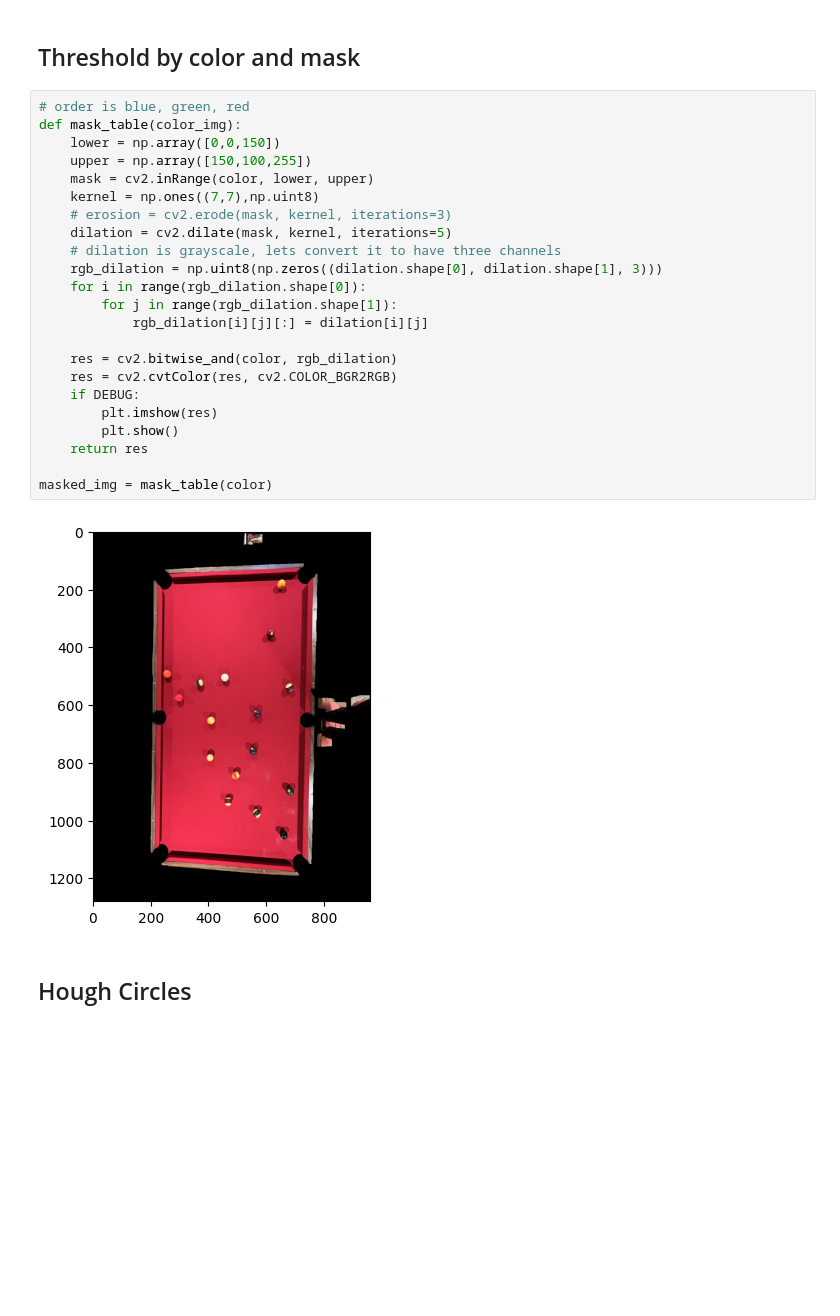
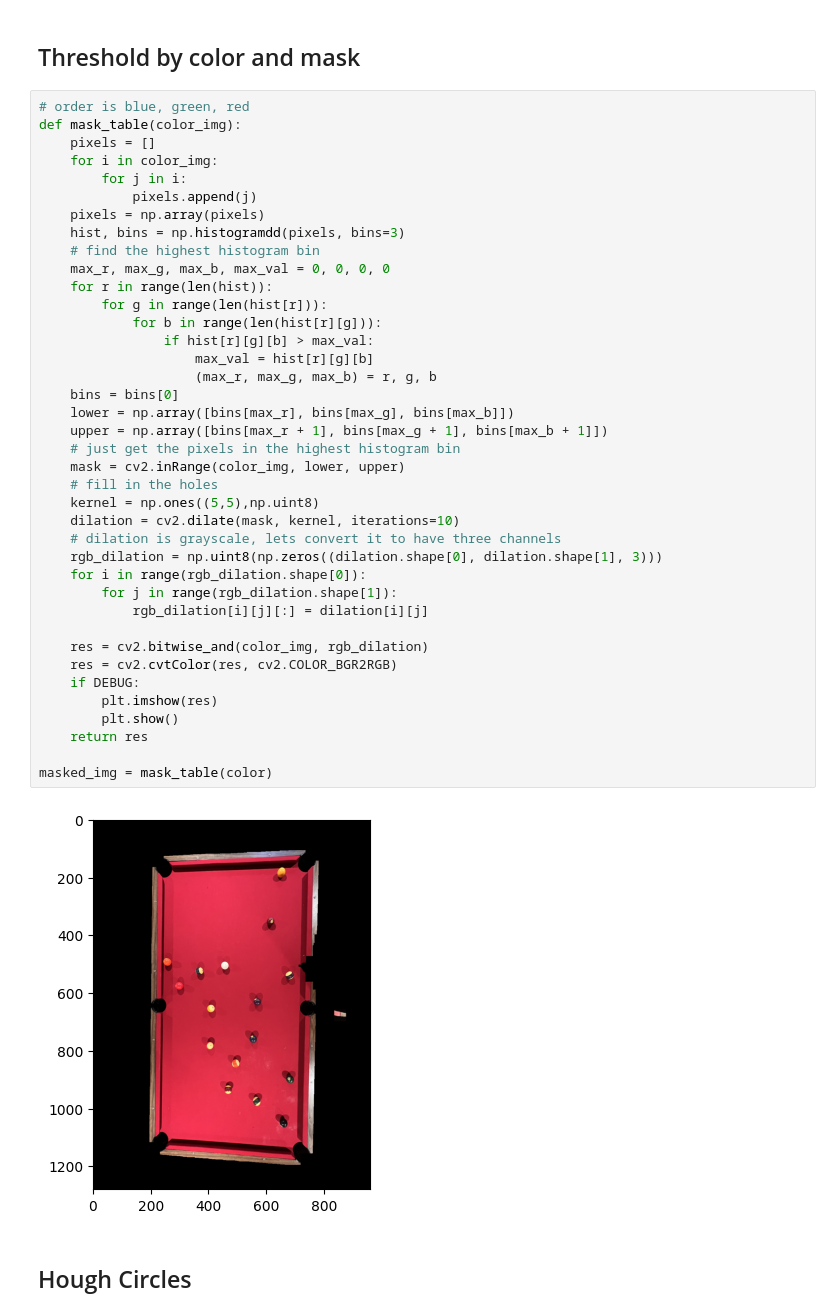
Before and after one commit to bennibbelink/cs766-final-project, a Jupyter notebook: ball_detect.ipynb, the cells around one changed output. Cells and saved outputs as stored; diff of their text form; blank space fills up the shorter version.

Commit message:
changed thresholding to histogram based method

```diff
--- a/ball_detect.ipynb
+++ b/ball_detect.ipynb
@@ -23,28 +23,44 @@ if DEBUG:
 # %%
 # order is blue, green, red
 def mask_table(color_img):
-    lower = np.array([0,0,150])
-    upper = np.array([150,100,255])
-    mask = cv2.inRange(color, lower, upper)
-    kernel = np.ones((7,7),np.uint8)
-    # erosion = cv2.erode(mask, kernel, iterations=3)
-    dilation = cv2.dilate(mask, kernel, iterations=5)
+    pixels = []
+    for i in color_img:
+        for j in i:
+            pixels.append(j)
+    pixels = np.array(pixels)
+    hist, bins = np.histogramdd(pixels, bins=3)
+    # find the highest histogram bin
+    max_r, max_g, max_b, max_val = 0, 0, 0, 0
+    for r in range(len(hist)):
+        for g in range(len(hist[r])):
+            for b in range(len(hist[r][g])):
+                if hist[r][g][b] > max_val:
+                    max_val = hist[r][g][b]
+                    (max_r, max_g, max_b) = r, g, b
+    bins = bins[0]
+    lower = np.array([bins[max_r], bins[max_g], bins[max_b]])
+    upper = np.array([bins[max_r + 1], bins[max_g + 1], bins[max_b + 1]])
+    # just get the pixels in the highest histogram bin
+    mask = cv2.inRange(color_img, lower, upper)
+    # fill in the holes
+    kernel = np.ones((5,5),np.uint8)
+    dilation = cv2.dilate(mask, kernel, iterations=10)
     # dilation is grayscale, lets convert it to have three channels
     rgb_dilation = np.uint8(np.zeros((dilation.shape[0], dilation.shape[1], 3)))
     for i in range(rgb_dilation.shape[0]):
         for j in range(rgb_dilation.shape[1]):
             rgb_dilation[i][j][:] = dilation[i][j]
 
-    res = cv2.bitwise_and(color, rgb_dilation)
+    res = cv2.bitwise_and(color_img, rgb_dilation)
     res = cv2.cvtColor(res, cv2.COLOR_BGR2RGB)
     if DEBUG:
         plt.imshow(res)
         plt.show()
     return res
 
 masked_img = mask_table(color)
 # %% [output]
-[figure, old version]
+[figure, new version]
 # %% [markdown]
 ## Hough Circles
 # %%
```
Also changed, not shown: parts of 1 cell of this notebook.
